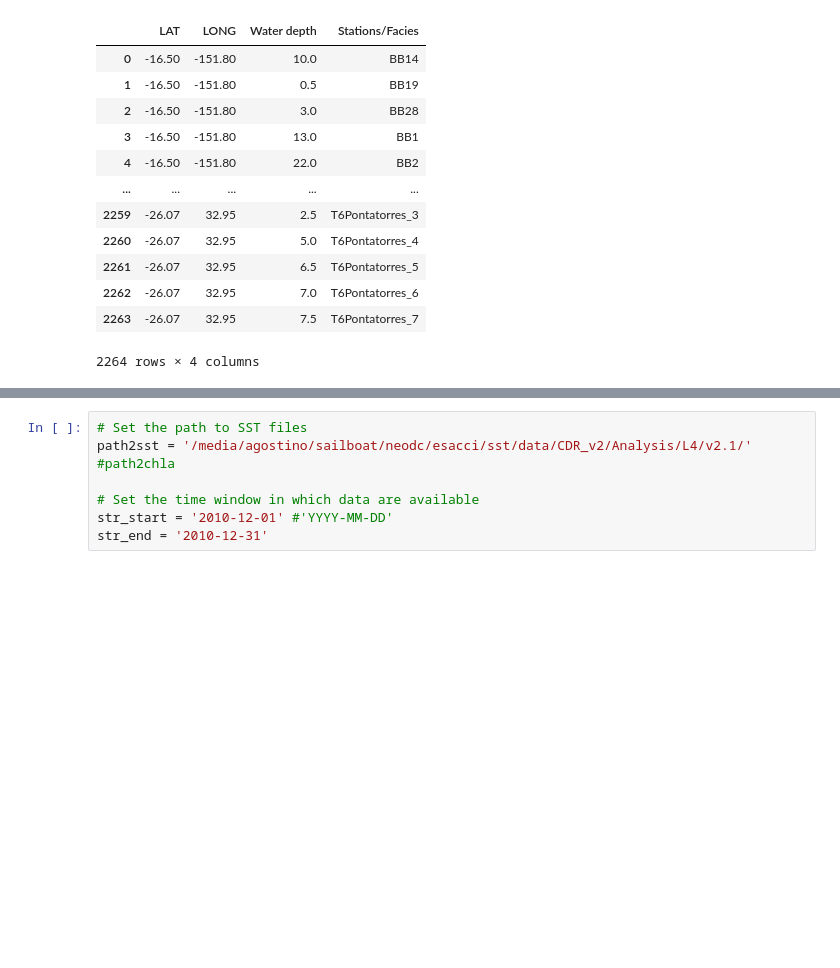
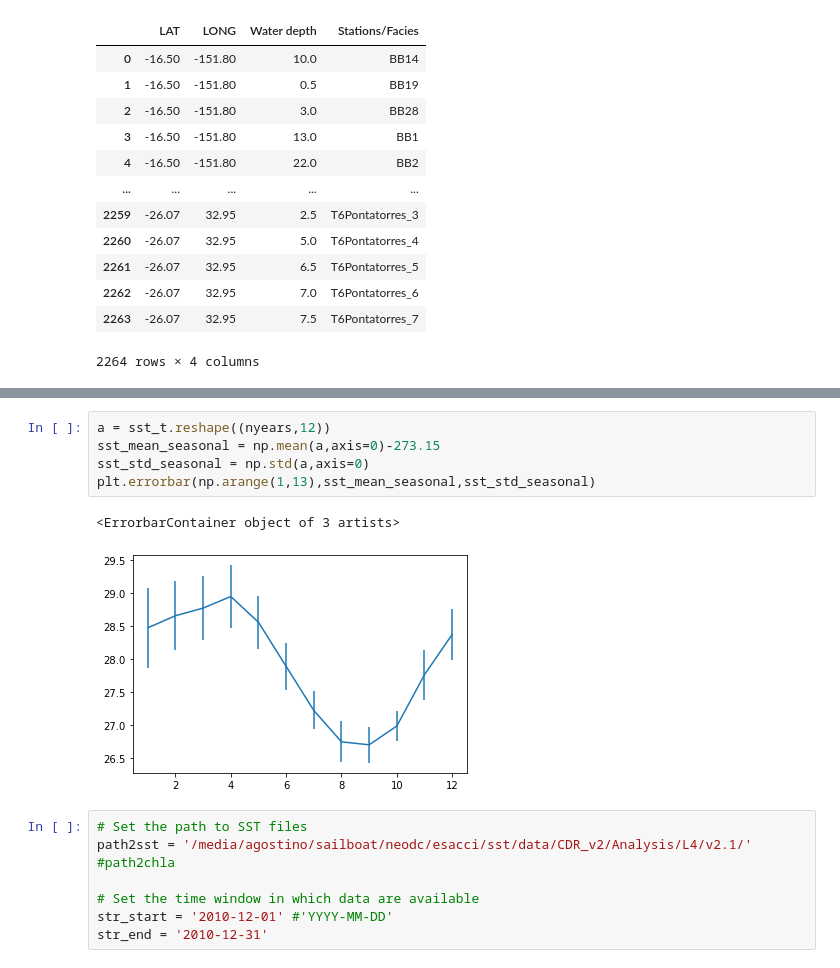
Before and after one commit to agonmer/sat4sediments, a Jupyter notebook: extract_temporal_stats.ipynb, the cells around one changed output, grey strips where cells are left out. Cells and saved outputs as stored; diff of their text form; blank space fills up the shorter version.

```diff
--- a/extract_temporal_stats.ipynb
+++ b/extract_temporal_stats.ipynb
@@ -279,3 +291,11 @@ plt.savefig(figure_name,bbox_inches='tight')
+# %%
+a = sst_t.reshape((nyears,12))
+sst_mean_seasonal = np.mean(a,axis=0)-273.15
+sst_std_seasonal = np.std(a,axis=0)
+plt.errorbar(np.arange(1,13),sst_mean_seasonal,sst_std_seasonal)
+# %% [output]
+<ErrorbarContainer object of 3 artists>
+[figure, added]
 # %%
 # Set the path to SST files
 path2sst = '/media/agostino/sailboat/neodc/esacci/sst/data/CDR_v2/Analysis/L4/v2.1/'
```
Also changed, not shown: parts of 10 cells of this notebook.
